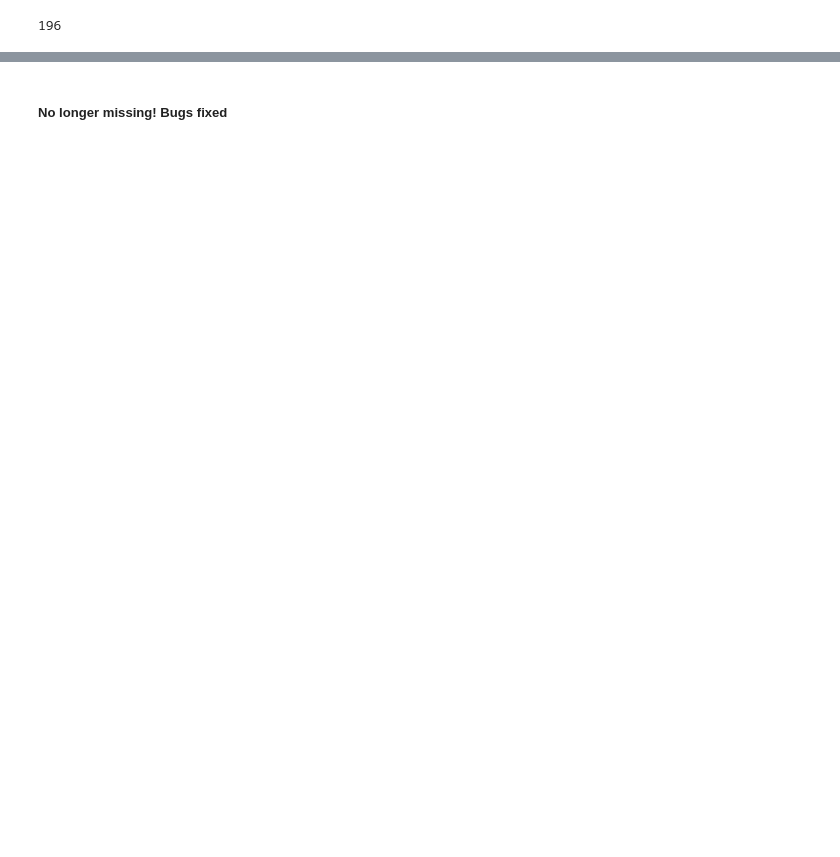
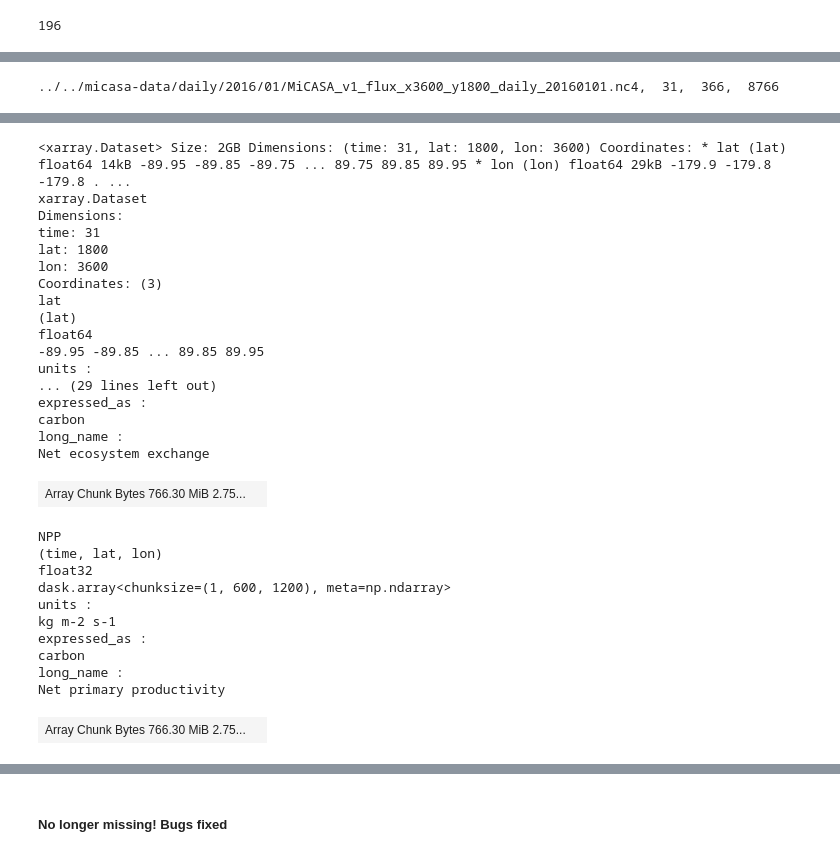
Before and after one commit to hannahzafar/FLUXNET-Model-comparison, a Jupyter notebook: notebooks/Debug-sandbox.ipynb, the cells around one changed output, grey strips where cells are left out. Saved outputs shown, nothing was run; the diff lists cells and outputs as text; code cells hidden in the pictures; blank space fills up the shorter version.

Commit message:
Reorganize notebooks, combine

```diff
--- a/notebooks/Debug-sandbox.ipynb
+++ b/notebooks/Debug-sandbox.ipynb
@@ -71,0 +75,18 @@ def get_amer_match(amer_filepath, site_ID):
+# %%
+site_ID = 'AR-TF1'
+# Define micasa variables wanted
+micasa_var_list = ['NEE', 'NPP']
+# Extract site lat/lon
+site_lat = ameriflux_meta.loc[ameriflux_meta['Site ID'] == site_ID, 'Latitude (degrees)'].values
+site_lon = ameriflux_meta.loc[ameriflux_meta['Site ID'] == site_ID, 'Longitude (degrees)'].values
+# %%
+# Import fluxnet
+fluxnet_sel = pd.read_csv(get_amer_match(amer_filepath, site_ID))
+# %%
+fluxnet_sel_dates = fluxnet_sel.loc[:,['TIMESTAMP']].copy()
+fluxnet_sel_dates['TIMESTAMP'] = pd.to_datetime(fluxnet_sel_dates['TIMESTAMP'],format='%Y%m%d')
+fluxnet_sel_dates = fluxnet_sel_dates.set_index('TIMESTAMP')
+time = fluxnet_sel_dates.index
+dates_unique = list({dt.date() for dt in time})
+dates_unique.sort()
+dates_unique[:5]
@@ -71,0 +99,30 @@ def get_amer_match(amer_filepath, site_ID):
+# %%
+# Import micasa
+# Test some random files
+path_test_mon = glob.glob(mic_filepath + 'daily/2016/01/MiCASA_v1_flux_x3600_y1800_daily_201601*.nc4')
+path_sorted_mon = sorted(path_test_mon)
+
+path_test_yr = glob.glob(mic_filepath + 'daily/2016/??/MiCASA_v1_flux_x3600_y1800_daily_20??????.nc4')
+path_sorted_yr = sorted(path_test_yr)
+
+path_test_all = glob.glob(mic_filepath + 'daily/20??/??/MiCASA_v1_flux_x3600_y1800_daily_20??????.nc4')
+path_sorted_all = sorted(path_test_all)
+# %%
+print(path_sorted_mon[0], len(path_sorted_mon), len(path_sorted_yr), len(path_sorted_all), sep=',  ')
+# %% [output]
+../../micasa-data/daily/2016/01/MiCASA_v1_flux_x3600_y1800_daily_20160101.nc4,  31,  366,  8766
+# %%
+%%time
+# ds = xr.open_mfdataset(path_test_mon)
+# ds = xr.open_mfdataset(path_sorted_mon)[micasa_var_list]
+ds = xr.open_mfdataset(path_sorted_mon,
+                       engine = 'h5netcdf',
+                       # combine='nested', concat_dim='time',
+                      )[micasa_var_list]
+# ds = xr.open_mfdataset(path_sorted_mon, parallel=True)[micasa_var_list] #Test this when I can get the dashboard to work
+ds
+
+# Note:
+# Not clear how fast combine=nested, concat_dim='time' improves speed over default combine='by-coords'
+# Adding in just relevant variables seems to shorten time several seconds for 1 month
+# %% [output]
@@ -71,0 +131,29 @@ def get_amer_match(amer_filepath, site_ID):
+<xarray.Dataset> Size: 2GB Dimensions: (time: 31, lat: 1800, lon: 3600) Coordinates: * lat (lat) float64 14kB -89.95 -89.85 -89.75 ... 89.75 89.85 89.95 * lon (lon) float64 29kB -179.9 -179.8 -179.8 . ...
+xarray.Dataset
+Dimensions:
+time: 31
+lat: 1800
+lon: 3600
+Coordinates: (3)
+lat
+(lat)
+float64
+-89.95 -89.85 ... 89.85 89.95
+units :
+... (29 lines left out)
+expressed_as :
+carbon
+long_name :
+Net ecosystem exchange
+| Array Chunk Bytes 766.30 MiB 2.75... |  |
+NPP
+(time, lat, lon)
+float32
+dask.array<chunksize=(1, 600, 1200), meta=np.ndarray>
+units :
+kg m-2 s-1
+expressed_as :
+carbon
+long_name :
+Net primary productivity
+| Array Chunk Bytes 766.30 MiB 2.75... |  |
```
Also changed, not shown: parts of 59 cells of this notebook, 3 other files.
